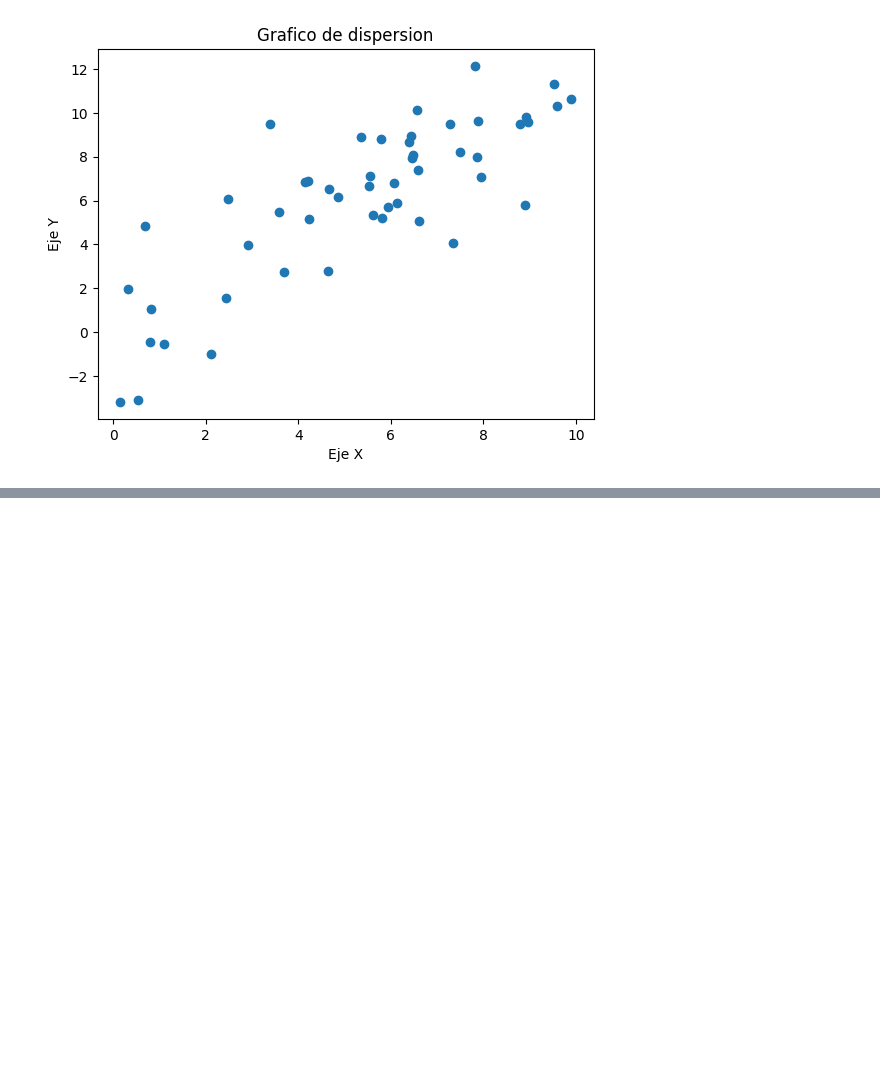
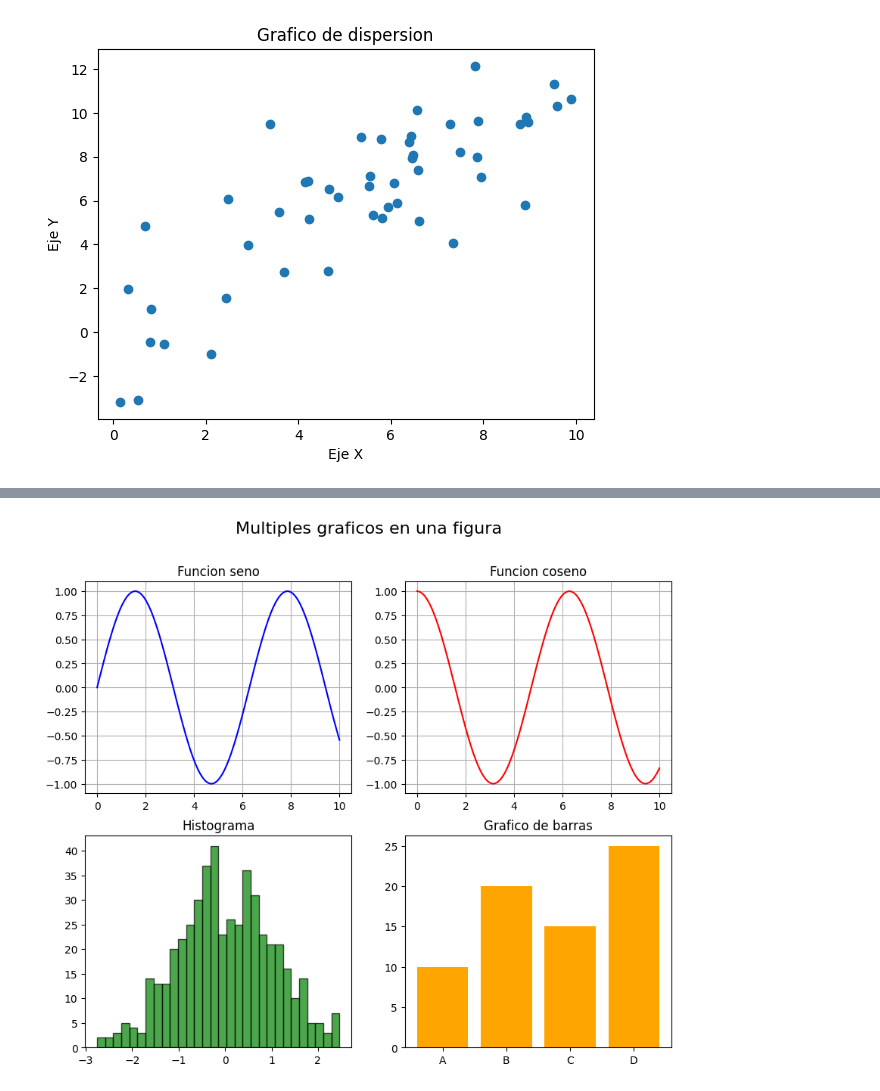
Before and after one commit to brunobobadilla06/Bruno-CienciaDeDatos, a Jupyter notebook: Mathplotlib.ipynb, the cells around one changed output, grey strips where cells are left out. Drawn from its saved outputs; the diff is of its cells as text; code cells hidden in the pictures; blank space fills up the shorter version.

```diff
--- a/Mathplotlib.ipynb
+++ b/Mathplotlib.ipynb
@@ -100,0 +190,46 @@ plt.show()
+# %%
+import pandas as pd
+import numpy as np
+import matplotlib.pyplot as plt
+%matplotlib inline
+
+# Multiples graficos (Subplots)
+# Crear Datos
+x = np.linspace(0, 10, 100)
+y_sin = np.sin(x)
+y_cos = np.cos(x)
+data_hist = np.random.randn(500)
+categorias = ['A', 'B', 'C', 'D']
+valores = [10, 20, 15, 25]
+
+# Crear una figura con 2 ejes(axes)
+fig, axes = plt.subplots(nrows=2, ncols=2, figsize=(10,8))
+
+#axes ahora es un array de numpy 2x2 que contiene los abjetos Axes
+# Accedemos a ellos como axes[fila, columna]
+
+#subpltos 1 (ariba izquierda)
+axes[0,0].plot(x,y_sin, color='blue')
+axes[0,0].set_title('Funcion seno')
+axes[0, 0].grid(True)
+
+# subplots 2 (arriba derecha)
+axes[0,1].plot(x,y_cos, color='red')
+axes[0,1].set_title('Funcion coseno')
+axes[0, 1].grid(True)
+
+# subplots 3 (abajo izquierda)
+axes[1,0].hist(data_hist, bins=30, color='green', edgecolor='black', alpha=0.7)
+axes[1,0].set_title('Histograma')
+
+#subplots 4 (abajo derecha)
+axes[1,1].bar(categorias, valores, color='orange')
+axes[1,1].set_title('Grafico de barras')
+
+# Añadir un titulo general a toda la figura
+fig.suptitle('Multiples graficos en una figura', fontsize=16)
+
+# Mostrar el grafico
+plt.show()
+# %% [output]
+[figure, added]
```
Also changed, not shown: parts of 6 cells of this notebook.
